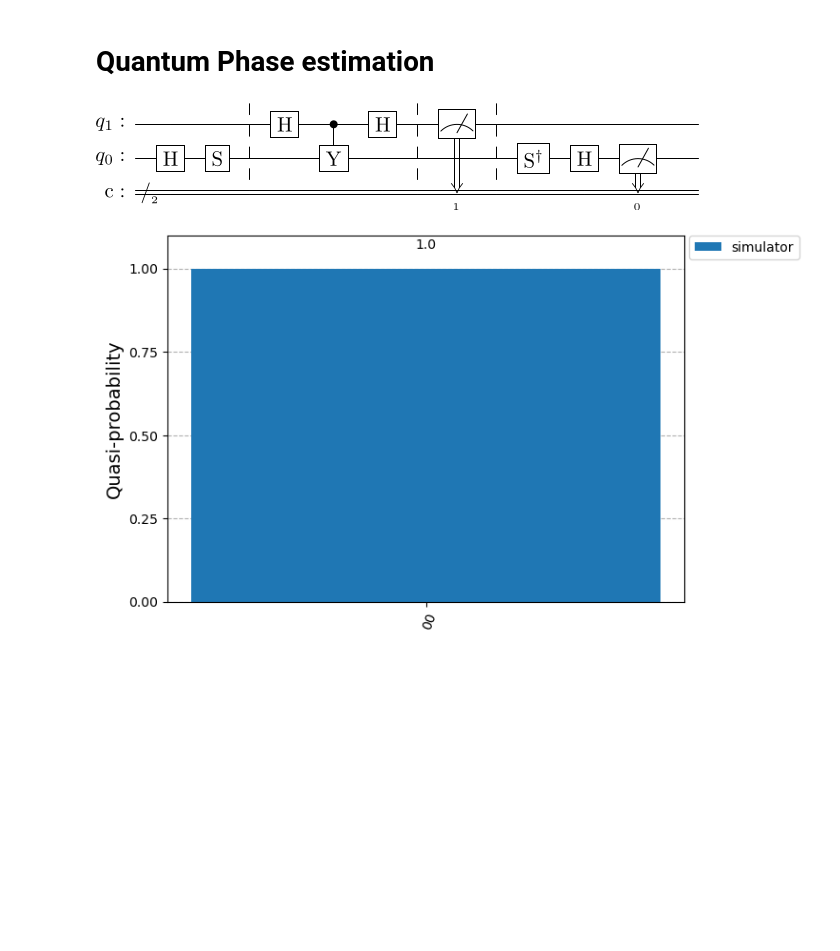
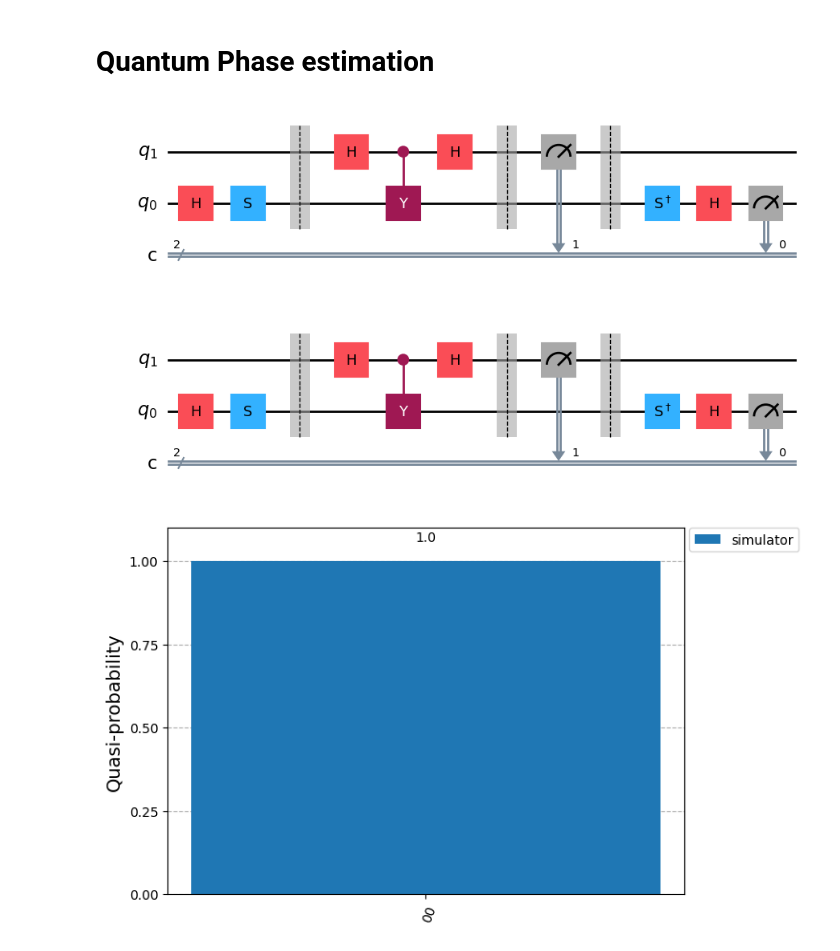
Before and after one commit to isaac-preyser/PHYS223, a Jupyter notebook: lectures/Lecture16_2025.ipynb, the cells around one changed output. Drawn from its saved outputs; the diff is of its cells as text; code cells hidden in the pictures; blank space fills up the shorter version.

Commit message:
setup latex rendering on codespace

```diff
--- a/lectures/Lecture16_2025.ipynb
+++ b/lectures/Lecture16_2025.ipynb
@@ -81,26 +103,27 @@ plot_distribution([counts_simulator], legend=['simulator'])
 # %%
 # circuit with |+i> input
 circ_qpe = QuantumCircuit(2, 2)
 # prepare |+i> state:
 circ_qpe.h(0)
 circ_qpe.s(0)
 circ_qpe.barrier(range(2))
 # circuit:
 circ_qpe.h(1)
 circ_qpe.cy(1,0)
 circ_qpe.h(1)
 #
 circ_qpe.barrier(range(2))
 circ_qpe.measure(1,1)
 # This finishes the circuit. Now let's add a unitary that takes |+i> into |0>, and measure:
 circ_qpe.barrier(range(2))
 circ_qpe.sdg(0)
 circ_qpe.h(0)
 circ_qpe.measure(0,0)
 #
-circ_qpe.draw(reverse_bits=True, output="latex")
+circ_qpe.draw(reverse_bits=True, output="mpl")
 # %% [output]
-[figure, old version]
+[figure, new version]
+[figure, added]
 # %%
 # Execute on local simulator for input with |+i>
 
```
Also changed, not shown: parts of 6 cells of this notebook, 2 other files.
